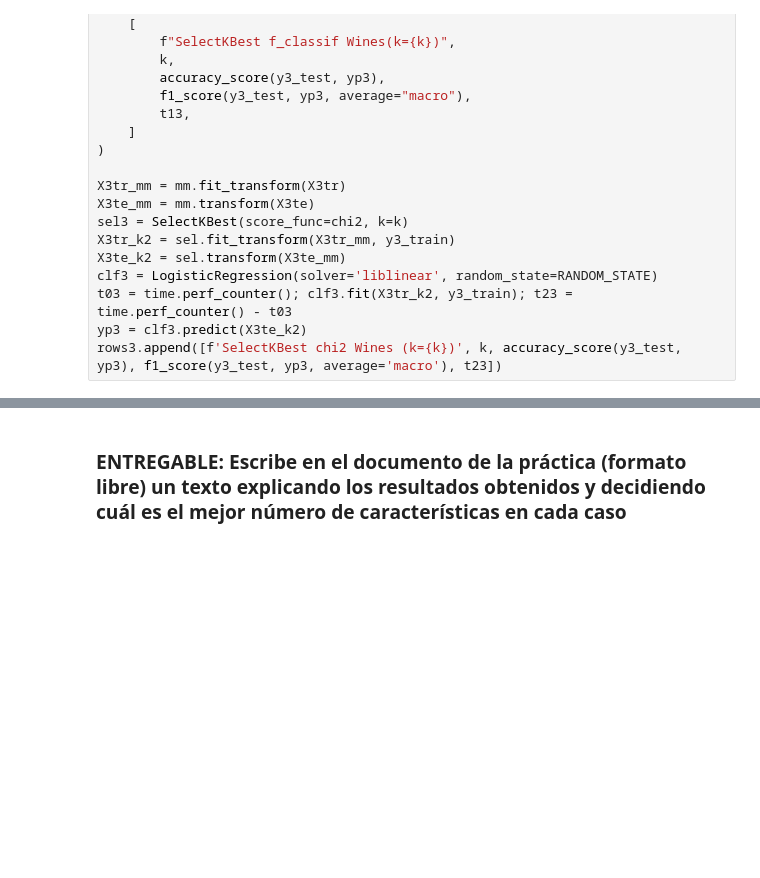
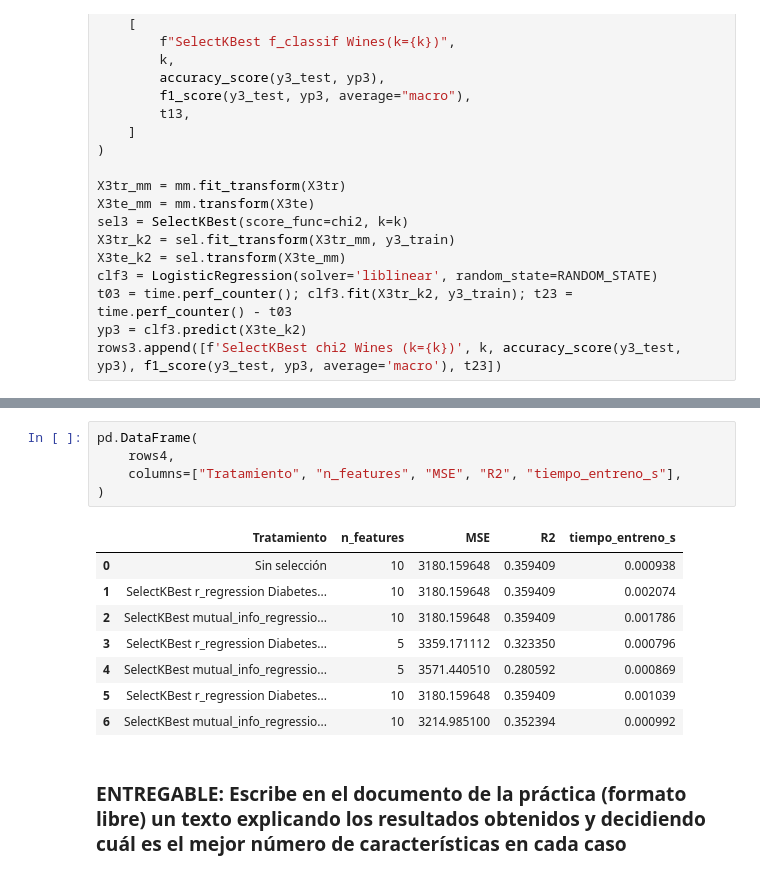
Before and after one commit to UO294431/NegocioPL, a Jupyter notebook: PL2/practica2.ipynb, the cells around one changed output, grey strips where cells are left out. Drawn from its saved outputs; the diff is of its cells as text; blank space fills up the shorter version.

```diff
--- a/PL2/practica2.ipynb
+++ b/PL2/practica2.ipynb
@@ -615,3 +737,17 @@ pd.DataFrame(
+# %%
+pd.DataFrame(
+    rows4,
+    columns=["Tratamiento", "n_features", "MSE", "R2", "tiempo_entreno_s"],
+)
+# %% [output]
+|  | Tratamiento | n_features | MSE | R2 | tiempo_entreno_s |
+| 0 | Sin selección | 10 | 3180.159648 | 0.359409 | 0.000938 |
+| 1 | SelectKBest r_regression Diabetes... | 10 | 3180.159648 | 0.359409 | 0.002074 |
+| 2 | SelectKBest mutual_info_regressio... | 10 | 3180.159648 | 0.359409 | 0.001786 |
+| 3 | SelectKBest r_regression Diabetes... | 5 | 3359.171112 | 0.323350 | 0.000796 |
+| 4 | SelectKBest mutual_info_regressio... | 5 | 3571.440510 | 0.280592 | 0.000869 |
+| 5 | SelectKBest r_regression Diabetes... | 10 | 3180.159648 | 0.359409 | 0.001039 |
+| 6 | SelectKBest mutual_info_regressio... | 10 | 3214.985100 | 0.352394 | 0.000992 |
 # %% [markdown]
 ### ENTREGABLE: Escribe en el documento de la práctica (formato libre) un texto explicando los resultados obtenidos y decidiendo cuál es el mejor número de características en cada caso
 # %% [markdown]
```
Also changed, not shown: parts of 17 cells of this notebook.
